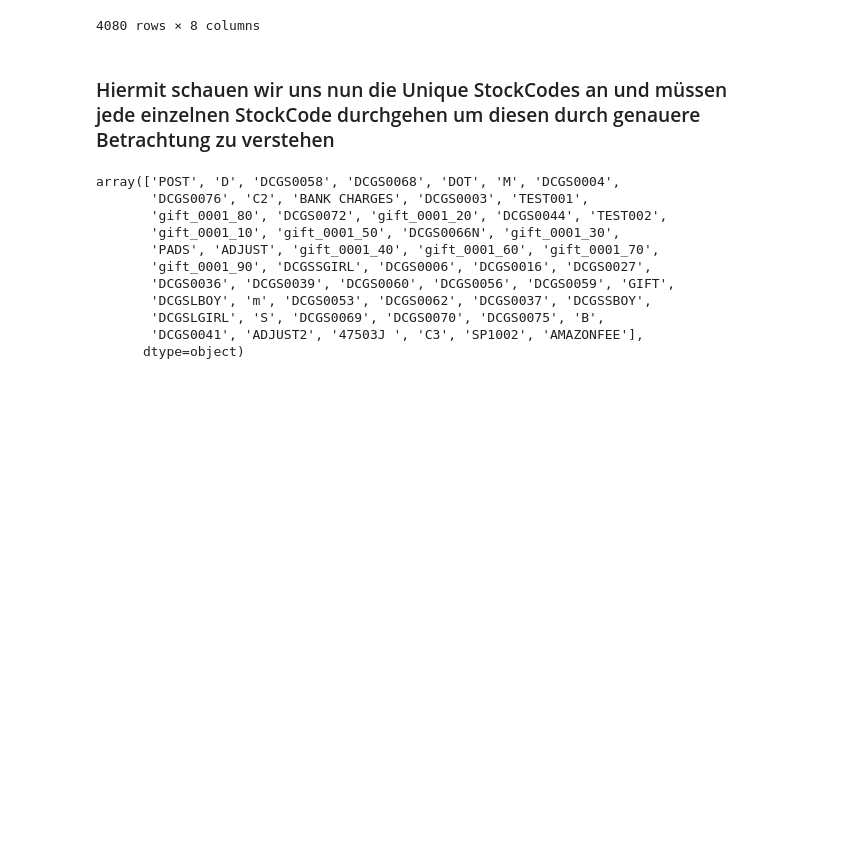
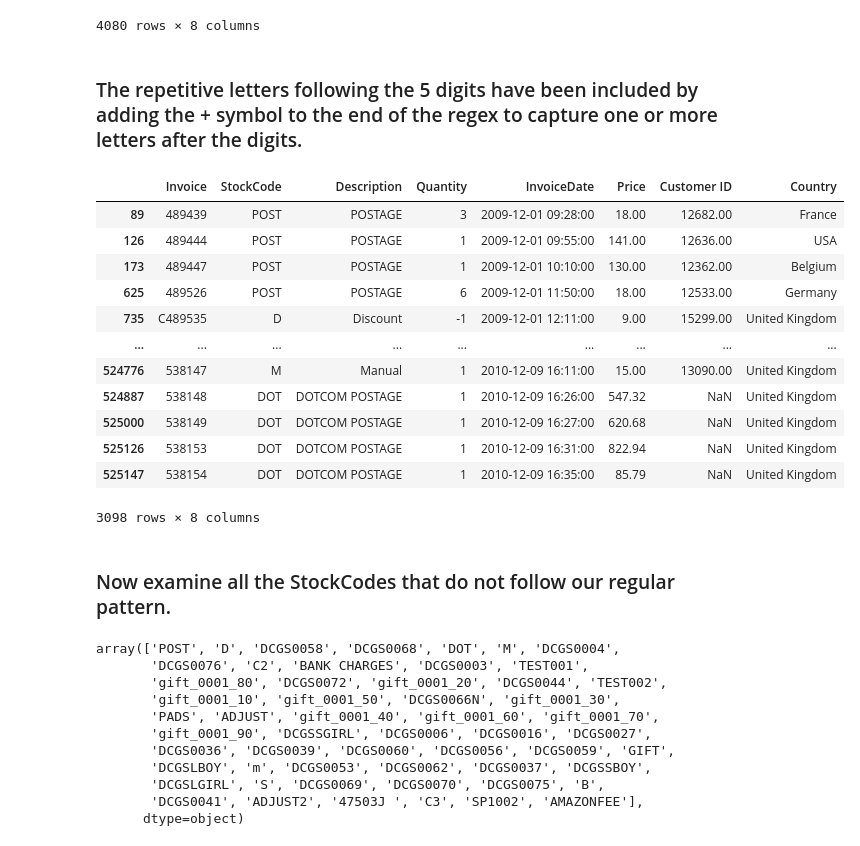
Before and after one commit to NoahSchwarzrock/online_retail_data, a Jupyter notebook: online_retail_data_clustering.ipynb, the cells around one changed output. Saved outputs shown, nothing was run; the diff lists cells and outputs as text; code cells hidden in the pictures; blank space fills up the shorter version.

```diff
--- a/online_retail_data_clustering.ipynb
+++ b/online_retail_data_clustering.ipynb
@@ -190,8 +189,26 @@ df[(df["StockCode"].str.match("^\\d{5}$") == False) & (df["StockCode"].str.match
 | 525126 | 538153 | DOT | DOTCOM POSTAGE | 1 | 2010-12-09 16:31:00 | 822.94 | NaN | United Kingdom |
 | 525147 | 538154 | DOT | DOTCOM POSTAGE | 1 | 2010-12-09 16:35:00 | 85.79 | NaN | United Kingdom |
 4080 rows × 8 columns
-# %% [markdown]
-### Hiermit schauen wir uns nun die Unique StockCodes an und müssen jede einzelnen StockCode durchgehen um diesen durch genauere Betrachtung zu verstehen
+# %% [markdown]
+### The repetitive letters following the 5 digits have been included by adding the + symbol to the end of the regex to capture one or more letters after the digits.
+# %%
+df[(df["StockCode"].str.match("^\\d{5}$") == False) & (df["StockCode"].str.match("^\\d{5}[a-zA-Z]+$") == False)]
+# %% [output]
+|  | Invoice | StockCode | Description | Quantity | InvoiceDate | Price | Customer ID | Country |
+| 89 | 489439 | POST | POSTAGE | 3 | 2009-12-01 09:28:00 | 18.00 | 12682.00 | France |
+| 126 | 489444 | POST | POSTAGE | 1 | 2009-12-01 09:55:00 | 141.00 | 12636.00 | USA |
+| 173 | 489447 | POST | POSTAGE | 1 | 2009-12-01 10:10:00 | 130.00 | 12362.00 | Belgium |
+| 625 | 489526 | POST | POSTAGE | 6 | 2009-12-01 11:50:00 | 18.00 | 12533.00 | Germany |
+| 735 | C489535 | D | Discount | -1 | 2009-12-01 12:11:00 | 9.00 | 15299.00 | United Kingdom |
+| ... | ... | ... | ... | ... | ... | ... | ... | ... |
+| 524776 | 538147 | M | Manual | 1 | 2010-12-09 16:11:00 | 15.00 | 13090.00 | United Kingdom |
+| 524887 | 538148 | DOT | DOTCOM POSTAGE | 1 | 2010-12-09 16:26:00 | 547.32 | NaN | United Kingdom |
+| 525000 | 538149 | DOT | DOTCOM POSTAGE | 1 | 2010-12-09 16:27:00 | 620.68 | NaN | United Kingdom |
+| 525126 | 538153 | DOT | DOTCOM POSTAGE | 1 | 2010-12-09 16:31:00 | 822.94 | NaN | United Kingdom |
+| 525147 | 538154 | DOT | DOTCOM POSTAGE | 1 | 2010-12-09 16:35:00 | 85.79 | NaN | United Kingdom |
+3098 rows × 8 columns
+# %% [markdown]
+### Now examine all the StockCodes that do not follow our regular pattern.
 # %%
 df[(df["StockCode"].str.match("^\\d{5}$") == False) & (df["StockCode"].str.match("^\\d{5}[a-zA-Z]+$") == False)]["StockCode"].unique()
 # %% [output]
```
Also changed, not shown: parts of 53 cells of this notebook.
